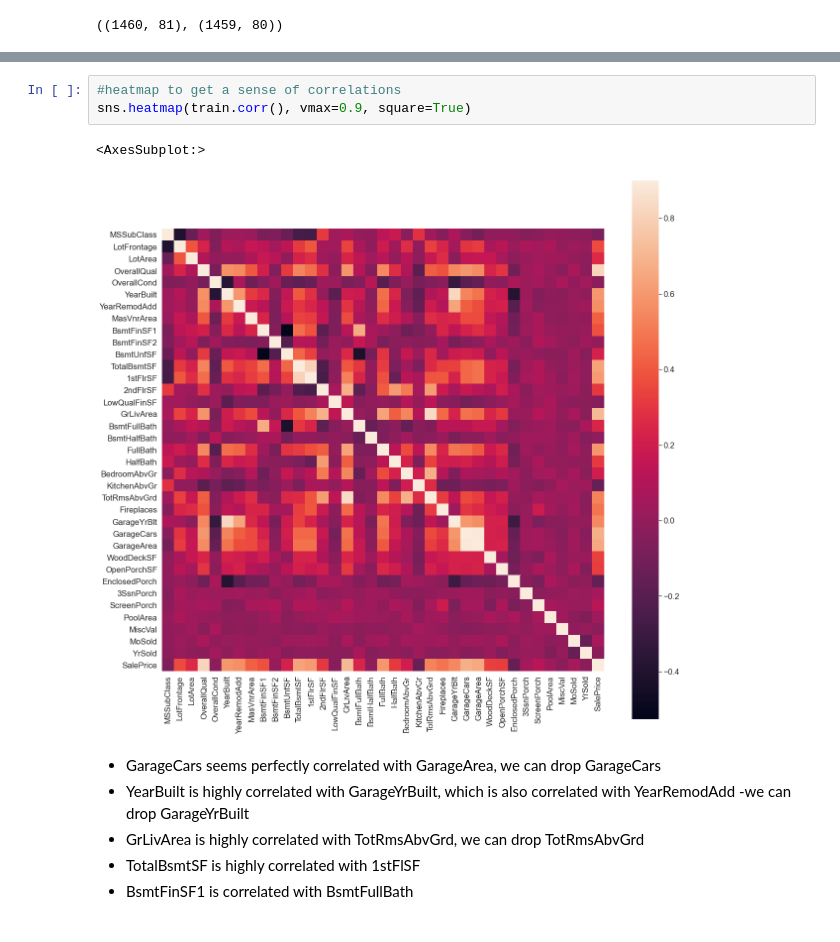
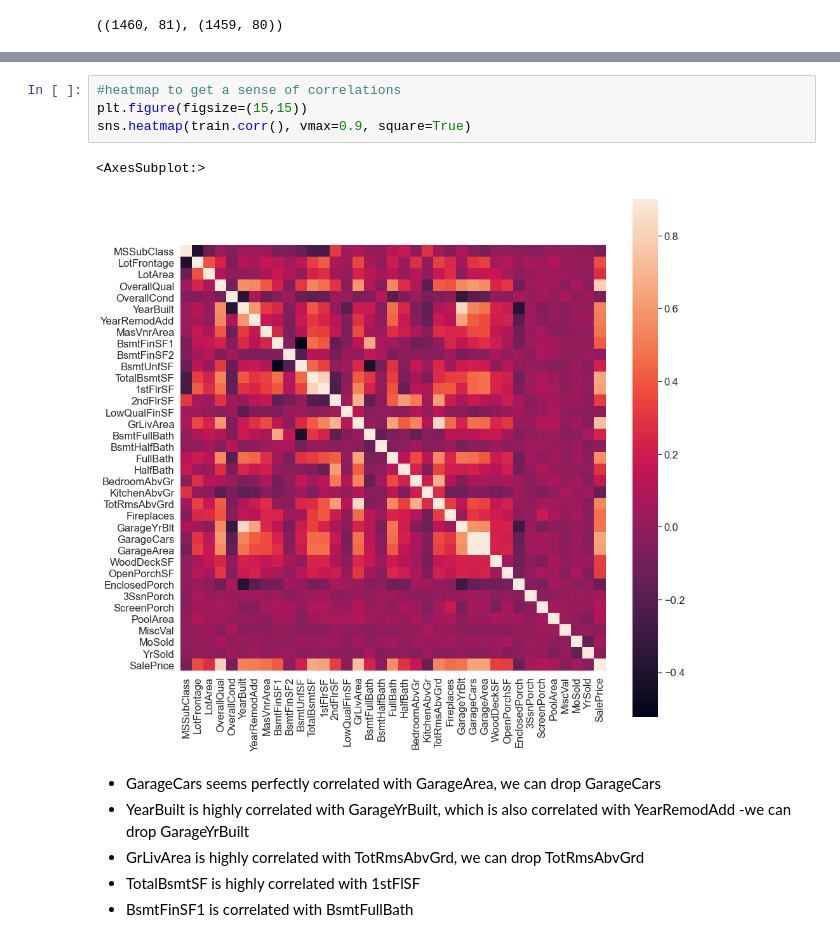
Before and after one commit to emilywang10/ameshousingML, a Jupyter notebook: Ames Housing ML.ipynb, the cells around one changed output, grey strips where cells are left out. Cells and saved outputs as stored; diff of their text form.

```diff
--- a/Ames Housing ML.ipynb
+++ b/Ames Housing ML.ipynb
@@ -31,9 +67,10 @@ train.sample(10)
 # %%
 #heatmap to get a sense of correlations
+plt.figure(figsize=(15,15))
 sns.heatmap(train.corr(), vmax=0.9, square=True)
 # %% [output]
 <AxesSubplot:>
-[figure, old version]
+[figure, new version]
 # %% [markdown]
 - GarageCars seems perfectly correlated with GarageArea, we can drop GarageCars
 - YearBuilt is highly correlated with GarageYrBuilt, which is also correlated with YearRemodAdd
```
Also changed, not shown: parts of 31 cells of this notebook.
